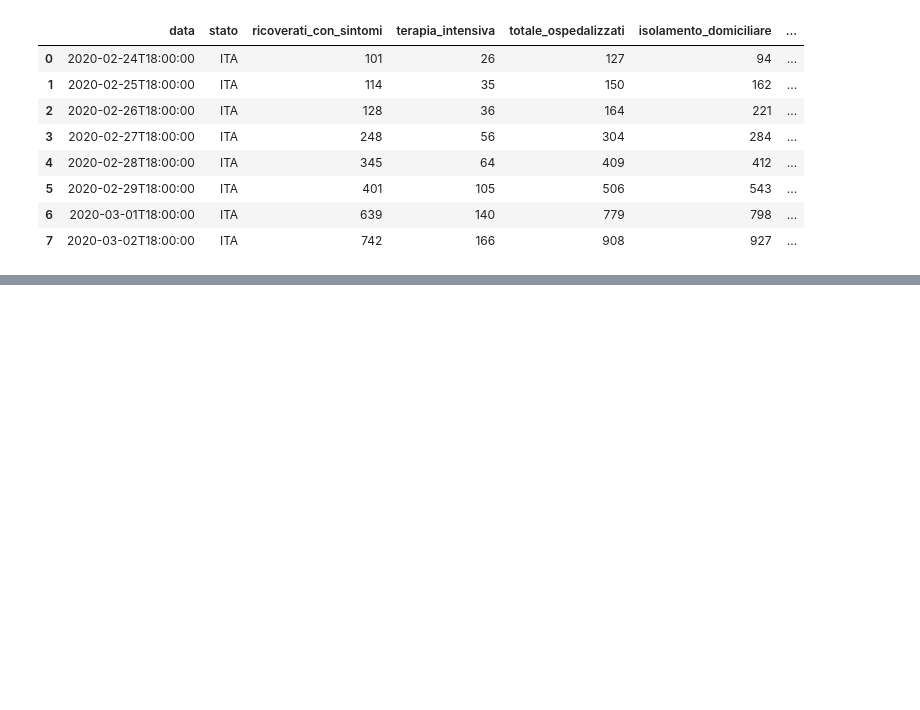
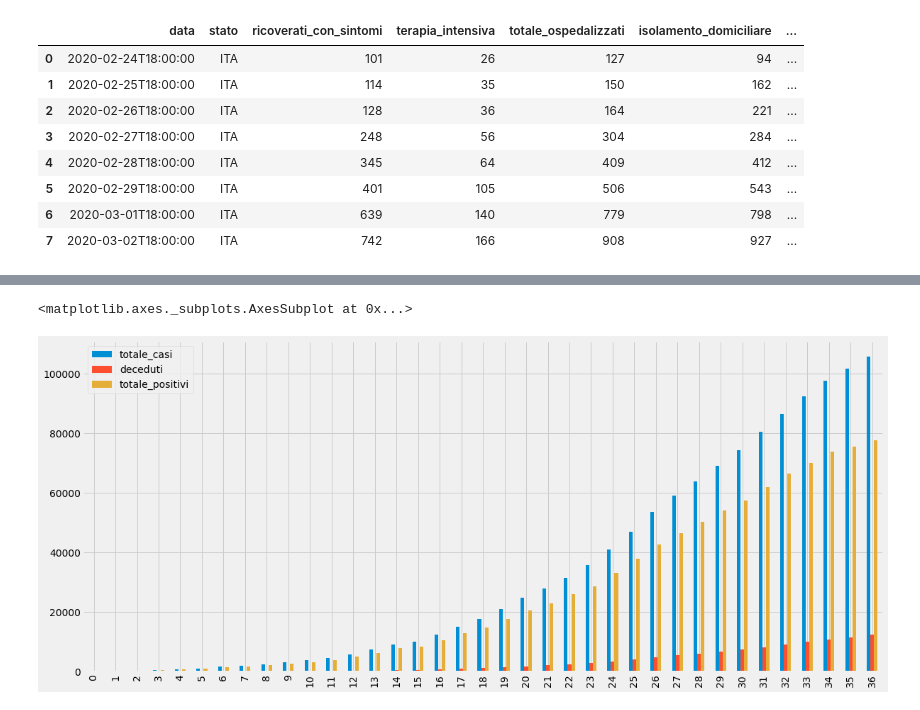
Before and after one commit to visiont3lab/data-visualization, a Jupyter notebook: courses/02_Pandas/Pandas.ipynb, the cells around one changed output, grey strips where cells are left out. Drawn from its saved outputs; the diff is of its cells as text; code cells hidden in the pictures; blank space fills up the shorter version.

```diff
--- a/courses/02_Pandas/Pandas.ipynb
+++ b/courses/02_Pandas/Pandas.ipynb
@@ -318,0 +781,3 @@ display(dn)
+# %%
+from matplotlib import pyplot as plt
+plt.style.use('fivethirtyeight')
@@ -318,0 +790,6 @@ display(dn)
+# %%
+fig, ax = plt.subplots(1, 1, figsize=(18,8))
+dn.plot(kind="bar",stacked=False,ax=ax)
+# %% [output]
+<matplotlib.axes._subplots.AxesSubplot at 0x...>
+[figure, added]
```
Also changed, not shown: parts of 68 cells of this notebook.
